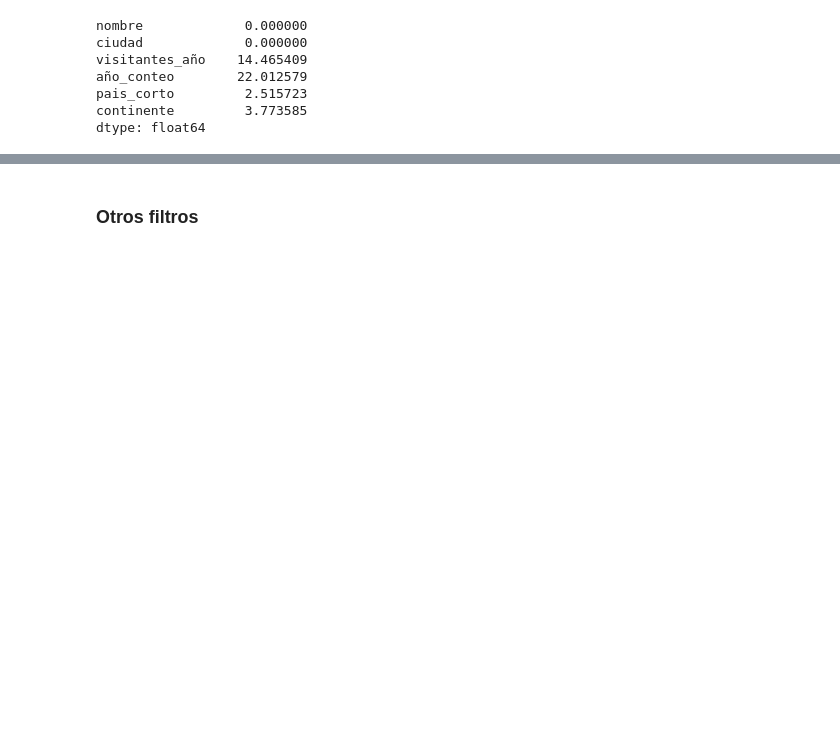
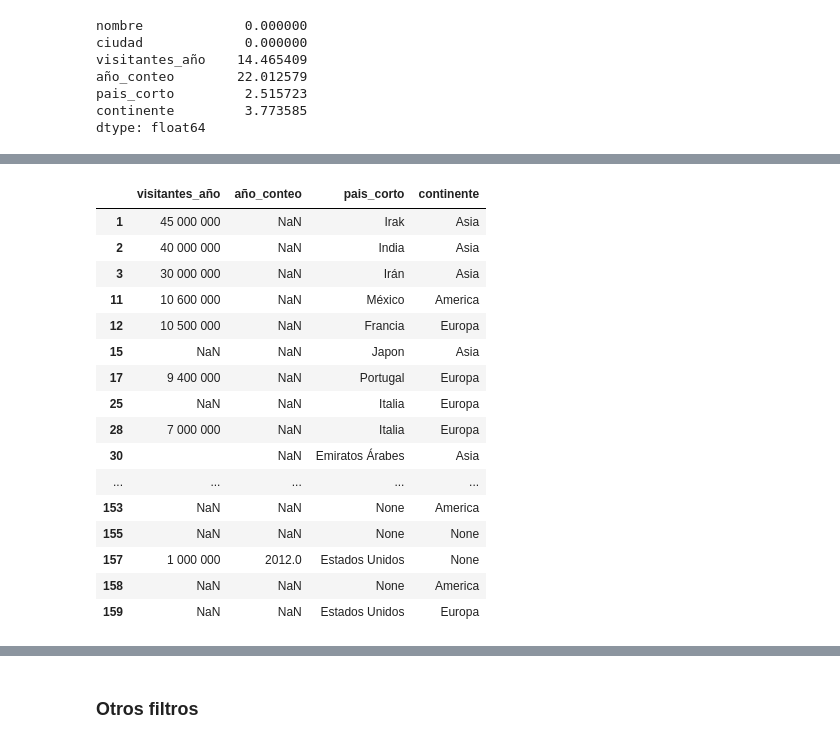
Before and after one commit to Adalab/Da-promo-c-modulo-3-sprint-2-Judith_Mina, a Jupyter notebook: Monumentos1.ipynb, the cells around one changed output, grey strips where cells are left out. Drawn from its saved outputs; the diff is of its cells as text; code cells hidden in the pictures; blank space fills up the shorter version.

```diff
--- a/Monumentos1.ipynb
+++ b/Monumentos1.ipynb
@@ -815,0 +840,29 @@ dtype: float64
+# %%
+df1.iloc[126,5] = "Europa"
+df1.iloc[147,5] = "Europa"
+df1.iloc[152,5] = "America"
+df1.iloc[153,4] = "Puerto Rico"
+df1.iloc[157,5] = "America"
+df1.iloc[158,4] = "Estados Unidos"
+# %%
+null_columns=df1.columns[df1.isnull().any()]
+df1[null_columns].isnull().sum()
+display(df1[df1.isnull().any(axis=1)][null_columns])
+# %% [output]
+|  | visitantes_año | año_conteo | pais_corto | continente |
+| 1 | 45 000 000 | NaN | Irak | Asia |
+| 2 | 40 000 000 | NaN | India | Asia |
+| 3 | 30 000 000 | NaN | Irán | Asia |
+| 11 | 10 600 000 | NaN | México | America |
+| 12 | 10 500 000 | NaN | Francia | Europa |
+| 15 | NaN | NaN | Japon | Asia |
+| 17 | 9 400 000 | NaN | Portugal | Europa |
+| 25 | NaN | NaN | Italia | Europa |
+| 28 | 7 000 000 | NaN | Italia | Europa |
+| 30 |  | NaN | Emiratos Árabes | Asia |
+| ... | ... | ... | ... | ... |
+| 153 | NaN | NaN | None | America |
+| 155 | NaN | NaN | None | None |
+| 157 | 1 000 000 | 2012.0 | Estados Unidos | None |
+| 158 | NaN | NaN | None | America |
+| 159 | NaN | NaN | Estados Unidos | Europa |
```
Also changed, not shown: parts of 38 cells of this notebook, 3 other files.
